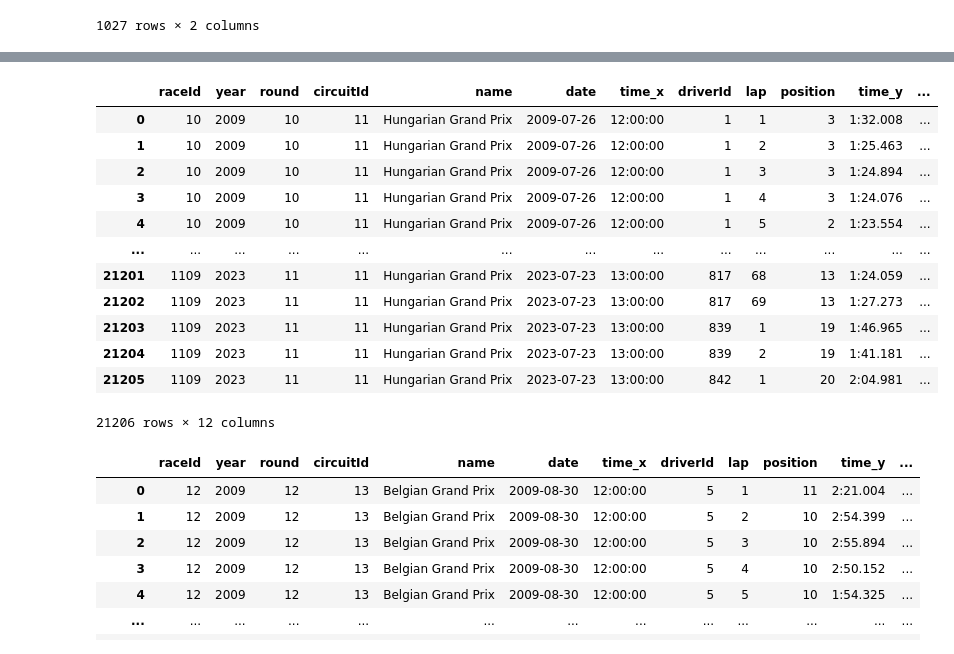
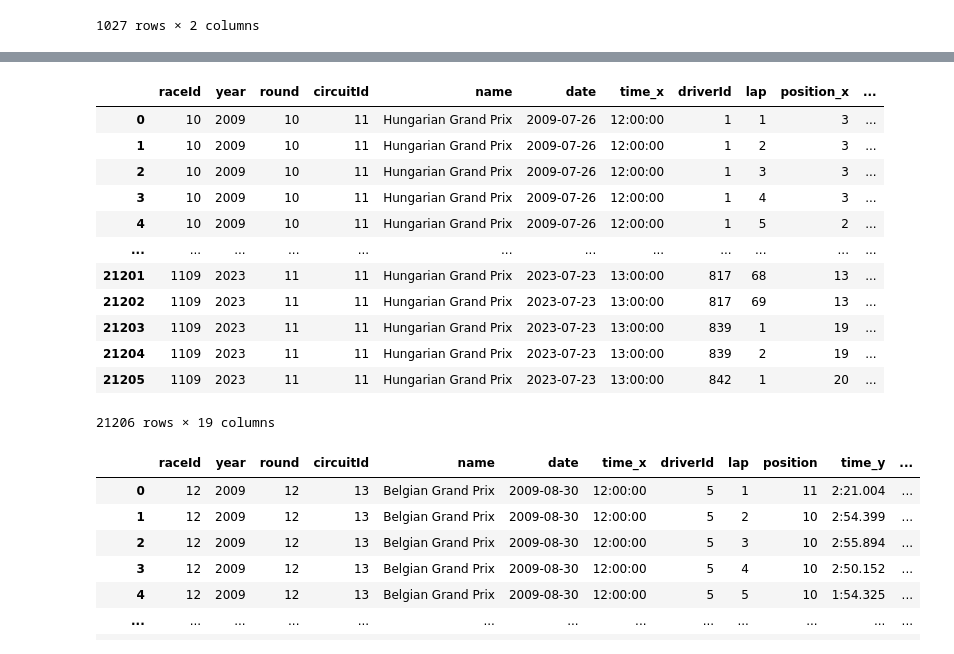
Before and after one commit to n8taylor/cs5830_final_project, a Jupyter notebook: finalProject.ipynb, the cells around one changed output, grey strips where cells are left out. Drawn from its saved outputs; the diff is of its cells as text; code cells hidden in the pictures.

```diff
--- a/finalProject.ipynb
+++ b/finalProject.ipynb
@@ -389,7 +389,12 @@ australian_circuit = australian_circuit[australian_circuit.year >= 2008]
 australian_circuit.drop(['url', 'fp1_date','fp1_time', 'fp2_date', 'fp2_time', 'fp3_date', 'fp3_time', 'quali_date', 'quali_time', 'sprint_date', 'sprint_time'], axis=1,  inplace=True)
 
 lap_times = pd.read_csv('lap_times.csv')
+qualifying = pd.read_csv('qualifying.csv')
 
-merged_australian_circuit =  pd.merge(australian_circuit, lap_times, on='raceId')
+merger = ['raceId', 'driverId']
+
+australian_circuit =  pd.merge(australian_circuit, lap_times, on='raceId')
+
+merged_australian_circuit = pd.merge(australian_circuit, qualifying, on=merger)
 display(merged_australian_circuit)
 # %% [output]
@@ -494,25 +515,29 @@ display(merged_british_circuit)
 # %%
 hungarian_circuit = races.loc[races['circuitId'] == 11]
 hungarian_circuit = hungarian_circuit[hungarian_circuit.year >= 2008]
 hungarian_circuit.drop(['url', 'fp1_date','fp1_time', 'fp2_date', 'fp2_time', 'fp3_date', 'fp3_time', 'quali_date', 'quali_time', 'sprint_date', 'sprint_time'], axis=1,  inplace=True)
 
 
-merged_hungarian_circuit =  pd.merge(hungarian_circuit, lap_times, on='raceId')
+merger = ['raceId', 'driverId']
+
+hungarian_circuit =  pd.merge(hungarian_circuit, lap_times, on='raceId')
+
+merged_hungarian_circuit = pd.merge(hungarian_circuit, qualifying, on=merger)
 display(merged_hungarian_circuit)
 # %% [output]
-|  | raceId | year | round | circuitId | name | date | time_x | driverId | lap | position | time_y | ... |
-| 0 | 10 | 2009 | 10 | 11 | Hungarian Grand Prix | 2009-07-26 | 12:00:00 | 1 | 1 | 3 | 1:32.008 | ... |
-| 1 | 10 | 2009 | 10 | 11 | Hungarian Grand Prix | 2009-07-26 | 12:00:00 | 1 | 2 | 3 | 1:25.463 | ... |
-| 2 | 10 | 2009 | 10 | 11 | Hungarian Grand Prix | 2009-07-26 | 12:00:00 | 1 | 3 | 3 | 1:24.894 | ... |
-| 3 | 10 | 2009 | 10 | 11 | Hungarian Grand Prix | 2009-07-26 | 12:00:00 | 1 | 4 | 3 | 1:24.076 | ... |
-| 4 | 10 | 2009 | 10 | 11 | Hungarian Grand Prix | 2009-07-26 | 12:00:00 | 1 | 5 | 2 | 1:23.554 | ... |
-| ... | ... | ... | ... | ... | ... | ... | ... | ... | ... | ... | ... | ... |
-| 21201 | 1109 | 2023 | 11 | 11 | Hungarian Grand Prix | 2023-07-23 | 13:00:00 | 817 | 68 | 13 | 1:24.059 | ... |
-| 21202 | 1109 | 2023 | 11 | 11 | Hungarian Grand Prix | 2023-07-23 | 13:00:00 | 817 | 69 | 13 | 1:27.273 | ... |
-| 21203 | 1109 | 2023 | 11 | 11 | Hungarian Grand Prix | 2023-07-23 | 13:00:00 | 839 | 1 | 19 | 1:46.965 | ... |
-| 21204 | 1109 | 2023 | 11 | 11 | Hungarian Grand Prix | 2023-07-23 | 13:00:00 | 839 | 2 | 19 | 1:41.181 | ... |
-| 21205 | 1109 | 2023 | 11 | 11 | Hungarian Grand Prix | 2023-07-23 | 13:00:00 | 842 | 1 | 20 | 2:04.981 | ... |
+|  | raceId | year | round | circuitId | name | date | time_x | driverId | lap | position_x | ... |
+| 0 | 10 | 2009 | 10 | 11 | Hungarian Grand Prix | 2009-07-26 | 12:00:00 | 1 | 1 | 3 | ... |
+| 1 | 10 | 2009 | 10 | 11 | Hungarian Grand Prix | 2009-07-26 | 12:00:00 | 1 | 2 | 3 | ... |
+| 2 | 10 | 2009 | 10 | 11 | Hungarian Grand Prix | 2009-07-26 | 12:00:00 | 1 | 3 | 3 | ... |
+| 3 | 10 | 2009 | 10 | 11 | Hungarian Grand Prix | 2009-07-26 | 12:00:00 | 1 | 4 | 3 | ... |
+| 4 | 10 | 2009 | 10 | 11 | Hungarian Grand Prix | 2009-07-26 | 12:00:00 | 1 | 5 | 2 | ... |
+| ... | ... | ... | ... | ... | ... | ... | ... | ... | ... | ... | ... |
+| 21201 | 1109 | 2023 | 11 | 11 | Hungarian Grand Prix | 2023-07-23 | 13:00:00 | 817 | 68 | 13 | ... |
+| 21202 | 1109 | 2023 | 11 | 11 | Hungarian Grand Prix | 2023-07-23 | 13:00:00 | 817 | 69 | 13 | ... |
+| 21203 | 1109 | 2023 | 11 | 11 | Hungarian Grand Prix | 2023-07-23 | 13:00:00 | 839 | 1 | 19 | ... |
+| 21204 | 1109 | 2023 | 11 | 11 | Hungarian Grand Prix | 2023-07-23 | 13:00:00 | 839 | 2 | 19 | ... |
+| 21205 | 1109 | 2023 | 11 | 11 | Hungarian Grand Prix | 2023-07-23 | 13:00:00 | 842 | 1 | 20 | ... |
-21206 rows × 12 columns
+21206 rows × 19 columns
 # %%
 belgian_circuit = races.loc[races['circuitId'] == 13]
 belgian_circuit = belgian_circuit[belgian_circuit.year >= 2008]
```
Also changed, not shown: parts of 11 cells of this notebook.
